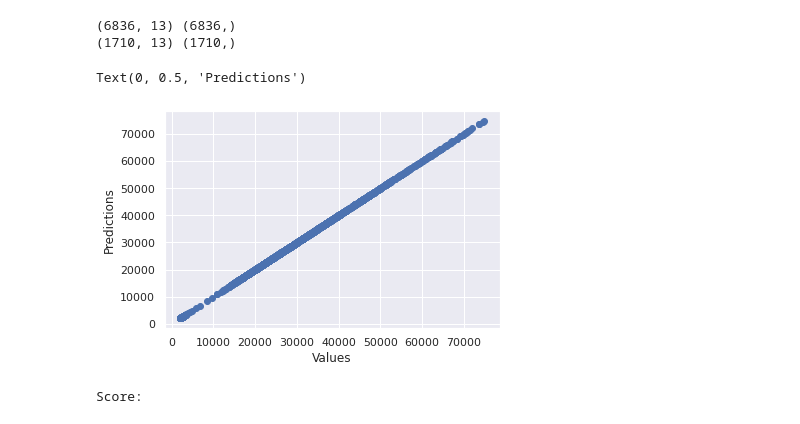
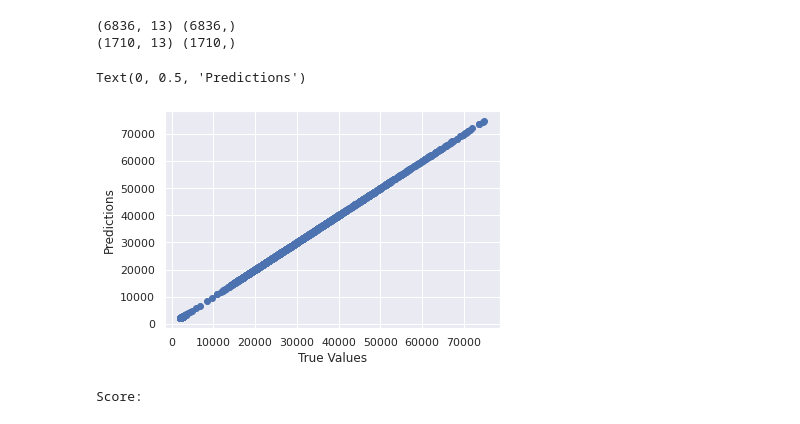
Before and after one commit to devkhetan/ML-Internship, a Jupyter notebook: ML_Internship_Project(B)_.ipynb, the cells around one changed output. Saved outputs shown, nothing was run; the diff lists cells and outputs as text; code cells hidden in the pictures.

```diff
--- a/ML_Internship_Project(B)_.ipynb
+++ b/ML_Internship_Project(B)_.ipynb
@@ -359,11 +359,11 @@ predictions = lm.predict(X_test)
 # %%
 ## The line / model
 plt.scatter(y_test, predictions)
-plt.xlabel('Values')
+plt.xlabel('True Values')
 plt.ylabel('Predictions')
 # %% [output]
 Text(0, 0.5, 'Predictions')
-[figure, old version]
+[figure, new version]
 # %%
 print ('Score:'), model.score(X_test, y_test)
 # %% [output]
```
